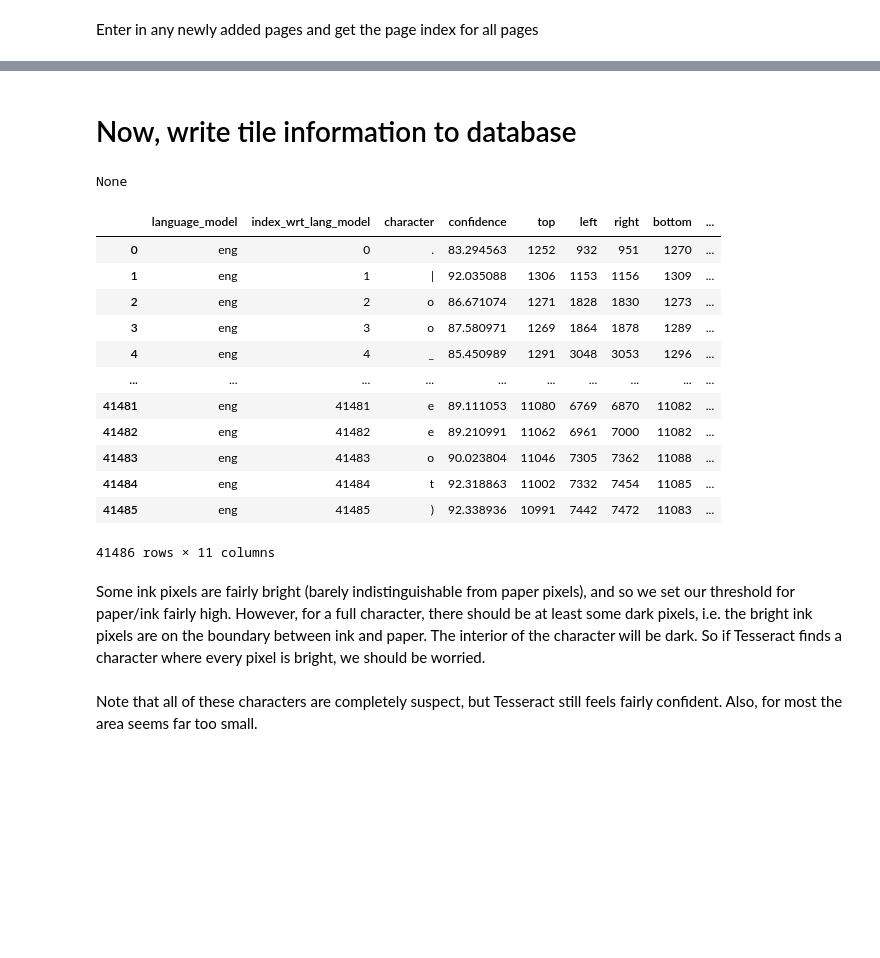
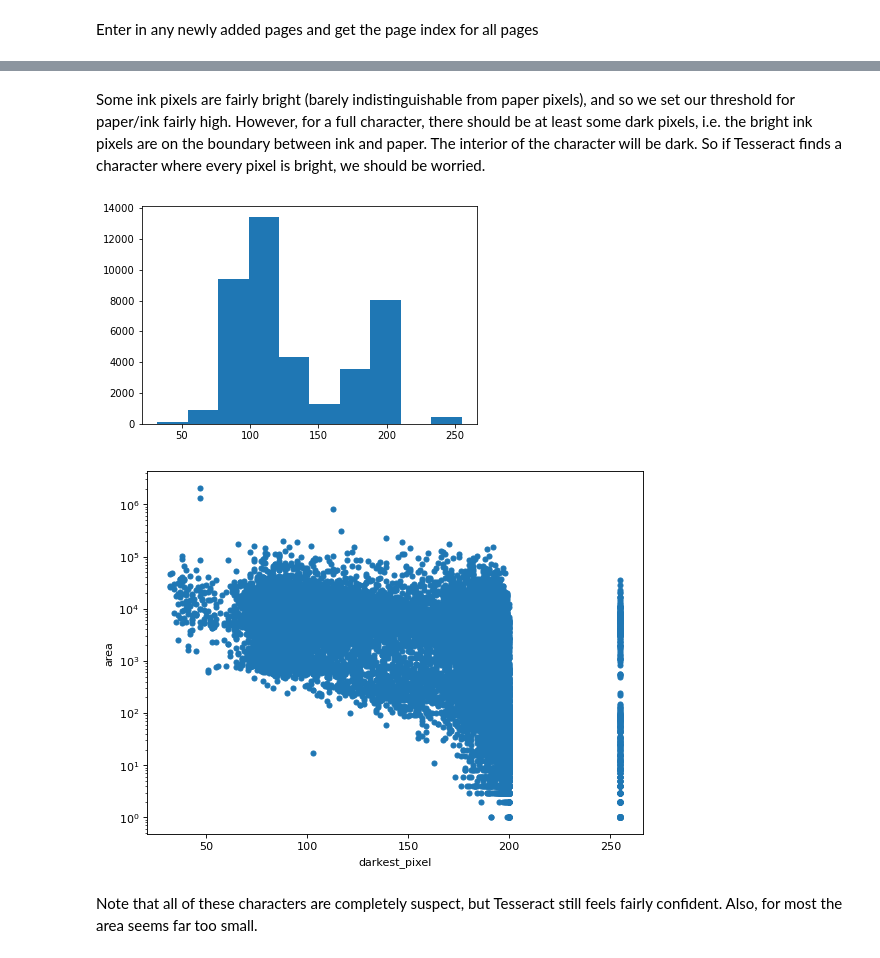
Before and after one commit to ggdhines/historical-transcriptions, a Jupyter notebook: notebooks/ocr followup.ipynb, the cells around one changed output, grey strips where cells are left out. Saved outputs shown, nothing was run; the diff lists cells and outputs as text; code cells hidden in the pictures; blank space fills up the shorter version.

Commit message:
refactoring, cleaning up names

```diff
--- a/notebooks/ocr followup.ipynb
+++ b/notebooks/ocr followup.ipynb
@@ -98,22 +142,2 @@ engine = db.create_engine('postgres://ghines:123456@127.0.0.1:5432/historical-tr
 # %% [markdown]
 Enter in any newly added pages and get the page index for all pages
-# %%
-columns = ["ship_name","year","month","page_number"]
-pages_df = tile_df[columns].drop_duplicates()
-
-already_entered_pages = pd.read_sql("pages",engine)
-
-display.display(already_entered_pages.head())
-
-
-to_add = pages_df.merge(already_entered_pages,how="left",on=columns)
-to_add = to_add[to_add["page_id"].isna()]
-
-display.display(to_add)
-to_add[columns].to_sql("pages",engine,if_exists="append",index=False)
-
-all_pages = pd.read_sql("pages",engine)
-
-tile_df = tile_df.merge(all_pages,on=columns)
-
-print(tile_df.columns)
@@ -132,47 +144,14 @@ Index(['character', 'confidence', 'left', 'top', 'right', 'bottom',
-# %% [markdown]
-# Now, write tile information to database
-# %%
-tile_df["language_model"] = "eng"
-tile_df["index_wrt_lang_model"] = tile_df.index
-
-columns = ["language_model",
-           "index_wrt_lang_model",
-           "character",
-           "confidence",
-           "top",
-           "left",
-           "right",
-           "bottom",
-           "darkest_pixel",
-           "area",
-           "page_id"]
-
-print(tile_df[columns].to_sql("tesseractResults",engine,if_exists="append",index=False))
-# %% [output]
-None
-# %%
-pd.read_sql("tessearctResults",engine)
-# %% [output]
-|  | language_model | index_wrt_lang_model | character | confidence | top | left | right | bottom | ... |
-| 0 | eng | 0 | . | 83.294563 | 1252 | 932 | 951 | 1270 | ... |
-| 1 | eng | 1 | | | 92.035088 | 1306 | 1153 | 1156 | 1309 | ... |
-| 2 | eng | 2 | o | 86.671074 | 1271 | 1828 | 1830 | 1273 | ... |
-| 3 | eng | 3 | o | 87.580971 | 1269 | 1864 | 1878 | 1289 | ... |
-| 4 | eng | 4 | _ | 85.450989 | 1291 | 3048 | 3053 | 1296 | ... |
-| ... | ... | ... | ... | ... | ... | ... | ... | ... | ... |
-| 41481 | eng | 41481 | e | 89.111053 | 11080 | 6769 | 6870 | 11082 | ... |
-| 41482 | eng | 41482 | e | 89.210991 | 11062 | 6961 | 7000 | 11082 | ... |
-| 41483 | eng | 41483 | o | 90.023804 | 11046 | 7305 | 7362 | 11088 | ... |
-| 41484 | eng | 41484 | t | 92.318863 | 11002 | 7332 | 7454 | 11085 | ... |
-| 41485 | eng | 41485 | ) | 92.338936 | 10991 | 7442 | 7472 | 11083 | ... |
-41486 rows × 11 columns
 # %% [markdown]
 Some ink pixels are fairly bright (barely indistinguishable from paper pixels), and so we set our threshold for paper/ink fairly high. However, for a full character, there should be at least some dark pixels, i.e. the bright ink pixels are on the boundary between ink and paper. The interior of the character will be dark. So if Tesseract finds a character where every pixel is bright, we should be worried.
 # %%
-_ = plt.hist(all_characters["max_darkness"])
+_ = plt.hist(tile_df["darkest_pixel"])
+# %% [output]
+[figure, added]
 # %%
 fig = plt.figure(num=None, figsize=(8, 6), dpi=80, facecolor='w', edgecolor='k')
 ax = fig.add_subplot(111)
-all_characters.plot.scatter(x="max_darkness",y="area",ax=ax)
+tile_df.plot.scatter(x="darkest_pixel",y="area",ax=ax)
 ax.set_yscale('log')
 plt.show()
+# %% [output]
+[figure, added]
```
Also changed, not shown: parts of 40 cells of this notebook, 2 other files.
